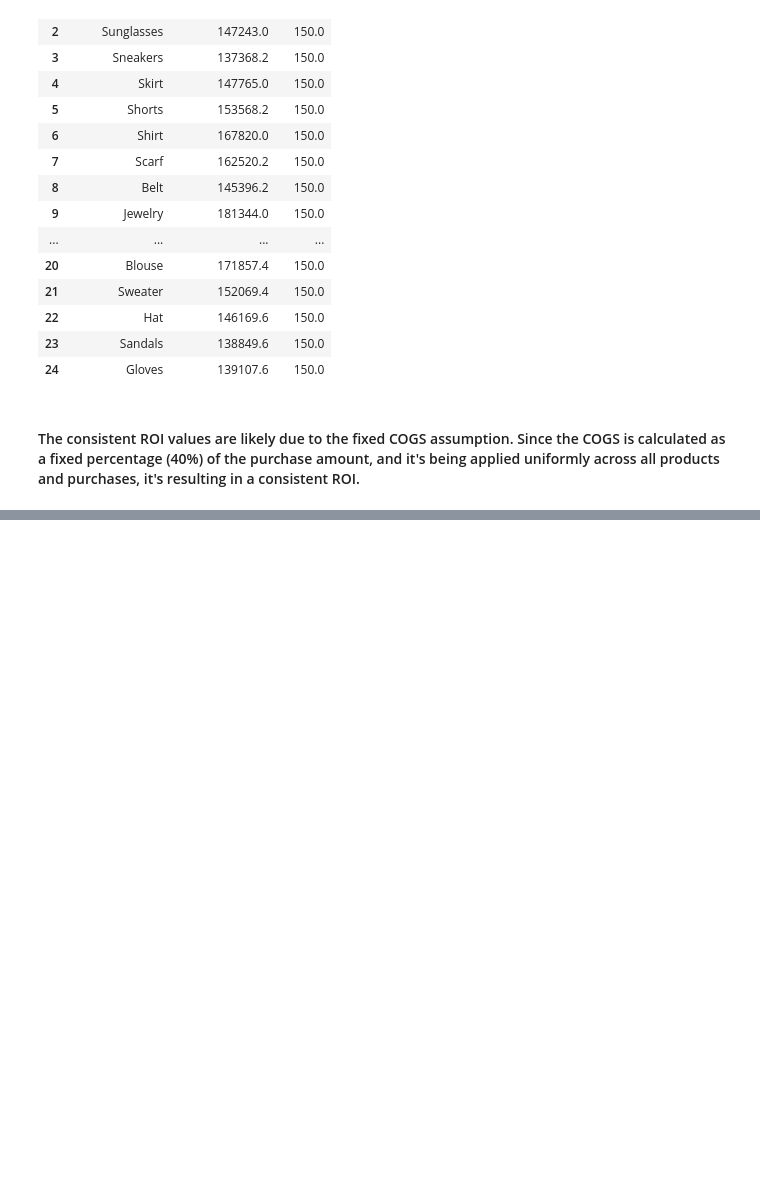
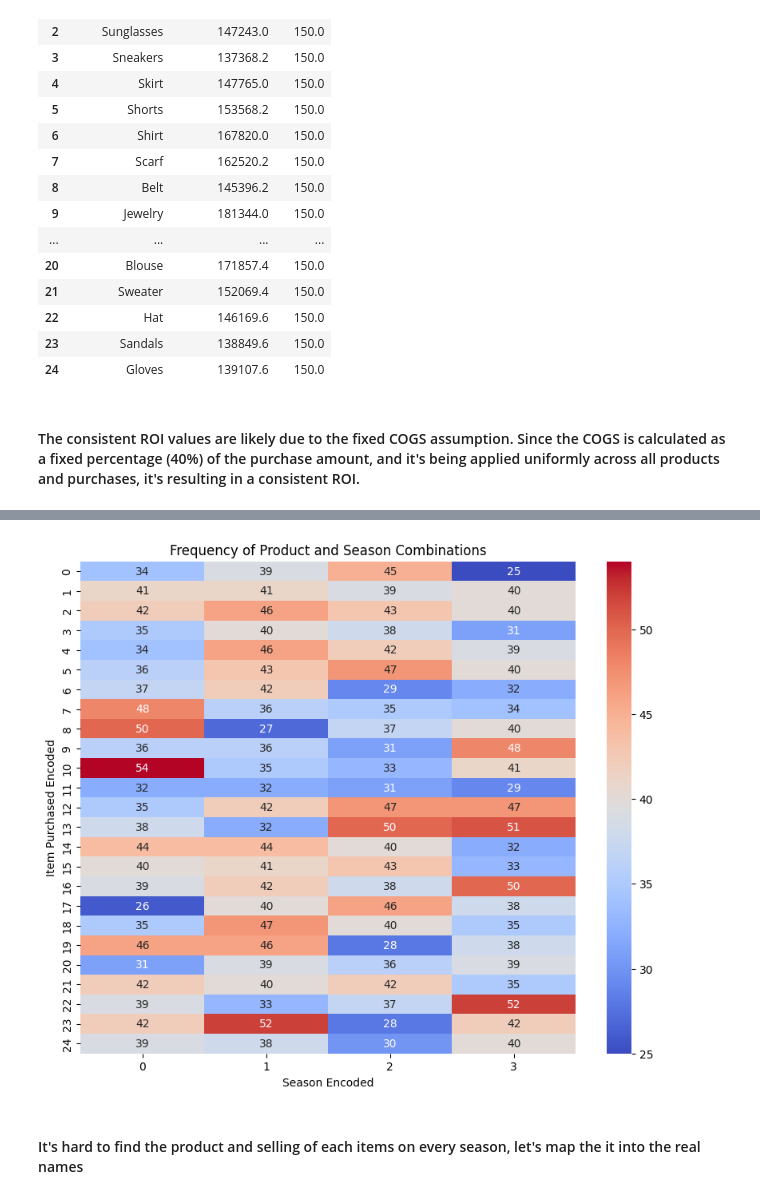
Before and after one commit to shoaiburrehman/data-expedition-movies, a Jupyter notebook: customer-shopping-trends-eda-on-progress.ipynb, the cells around one changed output, grey strips where cells are left out. Drawn from its saved outputs; the diff is of its cells as text; code cells hidden in the pictures; blank space fills up the shorter version.

```diff
--- a/customer-shopping-trends-eda-on-progress.ipynb
+++ b/customer-shopping-trends-eda-on-progress.ipynb
@@ -244,0 +275,6 @@ top_roi_items[['Item Purchased', 'Net Profit (USD)', 'ROI (%)']]
+# %%
+le_item = LabelEncoder()
+le_season = LabelEncoder()
+
+df['Item Purchased Encoded'] = le_item.fit_transform(df['Item Purchased'])
+df['Season Encoded'] = le_season.fit_transform(df['Season'])
@@ -244,0 +297,13 @@ top_roi_items[['Item Purchased', 'Net Profit (USD)', 'ROI (%)']]
+# %%
+pivot_table = df.groupby(['Item Purchased Encoded', 'Season Encoded']).size().unstack(fill_value=0)
+
+plt.figure(figsize=(10, 8))
+sns.heatmap(pivot_table, annot=True, cmap='coolwarm', fmt='d')
+plt.title('Frequency of Product and Season Combinations')
+plt.xlabel('Season Encoded')
+plt.ylabel('Item Purchased Encoded')
+plt.show()
+# %% [output]
+[figure, added]
+# %% [markdown]
+#### It's hard to find the product and selling of each items on every season, let's map the it into the real names
```
Also changed, not shown: parts of 8 cells of this notebook.
